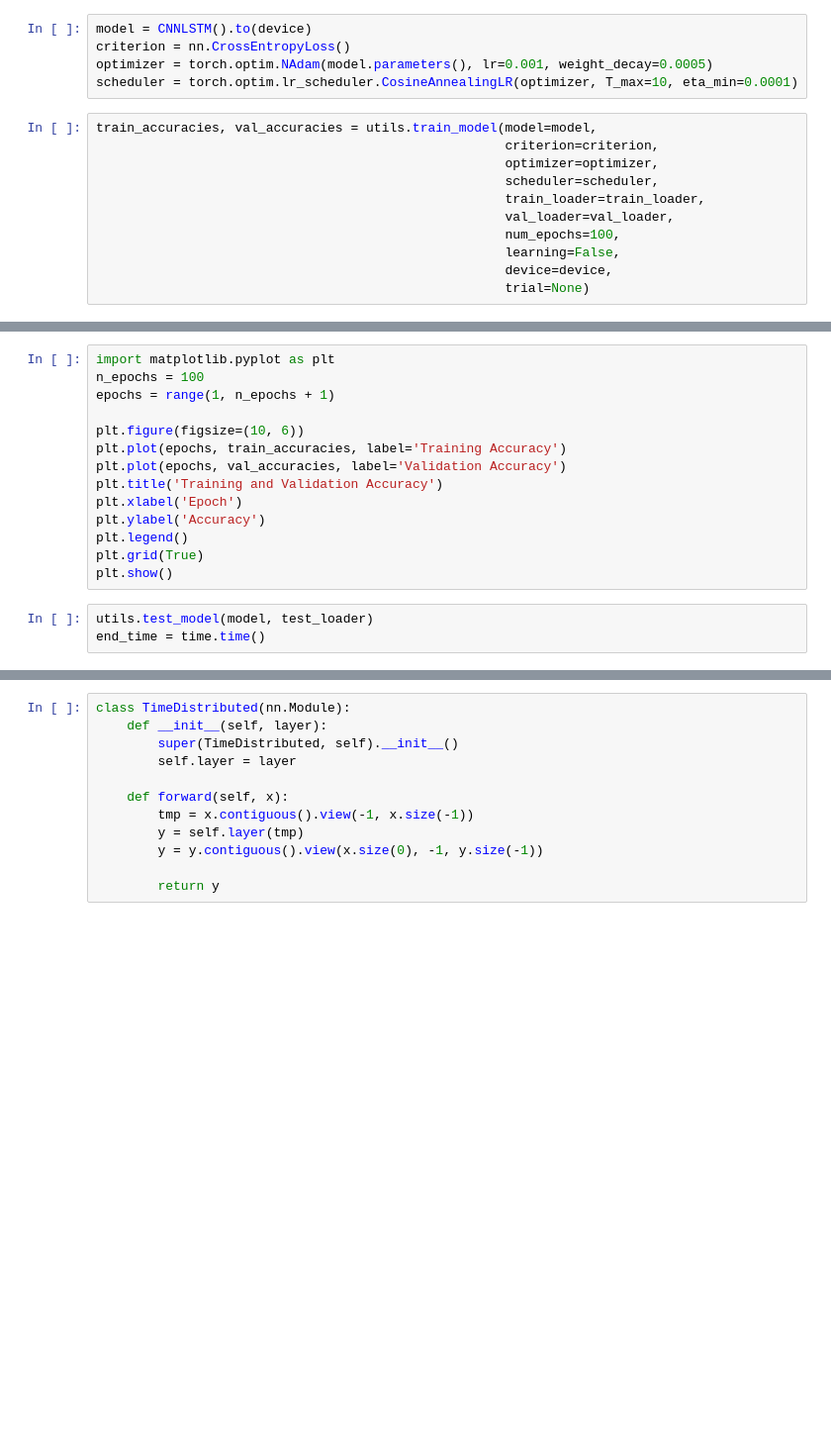
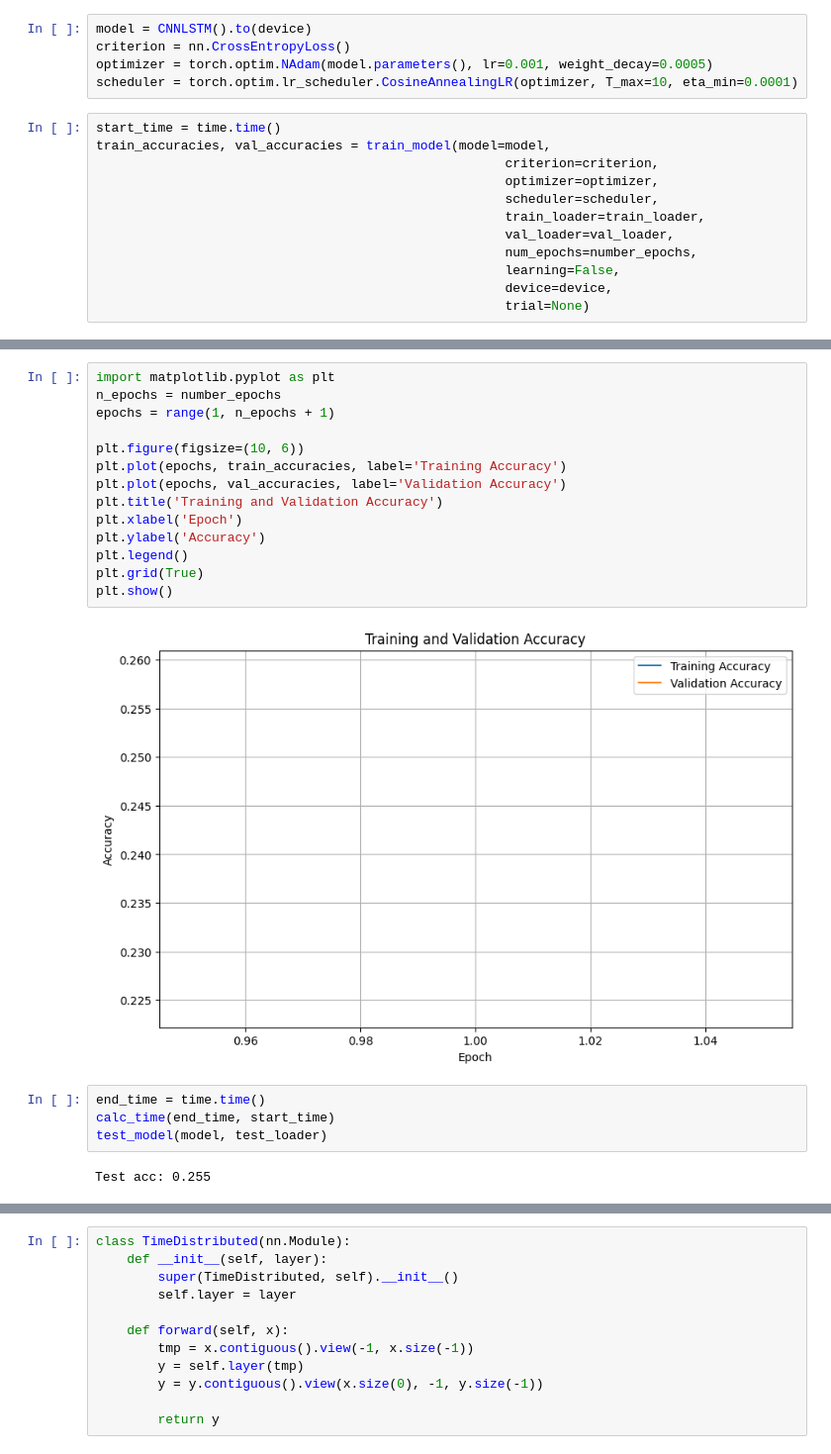
Before and after one commit to warrenjkim/eeg-signal-classifier, a Jupyter notebook: please_work.ipynb, the cells around one changed output, grey strips where cells are left out. Shown at 99% size. Saved outputs shown, nothing was run; the diff lists cells and outputs as text; blank space fills up the shorter version.

```diff
--- a/please_work.ipynb
+++ b/please_work.ipynb
@@ -1440,13 +1476,14 @@ criterion = nn.CrossEntropyLoss()
 optimizer = torch.optim.NAdam(model.parameters(), lr=0.001, weight_decay=0.0005)
 scheduler = torch.optim.lr_scheduler.CosineAnnealingLR(optimizer, T_max=10, eta_min=0.0001)
 # %%
-train_accuracies, val_accuracies = utils.train_model(model=model,
+start_time = time.time()
+train_accuracies, val_accuracies = train_model(model=model,
                                                      criterion=criterion,
                                                      optimizer=optimizer,
                                                      scheduler=scheduler,
                                                      train_loader=train_loader,
                                                      val_loader=val_loader,
-                                                     num_epochs=100,
+                                                     num_epochs=number_epochs,
                                                      learning=False,
                                                      device=device,
                                                      trial=None)
@@ -1466,17 +1493,22 @@ KeyboardInterrupt:
 # %%
 import matplotlib.pyplot as plt
-n_epochs = 100
+n_epochs = number_epochs
 epochs = range(1, n_epochs + 1)
 
 plt.figure(figsize=(10, 6))
 plt.plot(epochs, train_accuracies, label='Training Accuracy')
 plt.plot(epochs, val_accuracies, label='Validation Accuracy')
 plt.title('Training and Validation Accuracy')
 plt.xlabel('Epoch')
 plt.ylabel('Accuracy')
 plt.legend()
 plt.grid(True)
 plt.show()
+# %% [output]
+[figure, added]
 # %%
-utils.test_model(model, test_loader)
 end_time = time.time()
+calc_time(end_time, start_time)
+test_model(model, test_loader)
+# %% [output]
+Test acc: 0.255
```
Also changed, not shown: parts of 75 cells of this notebook.
